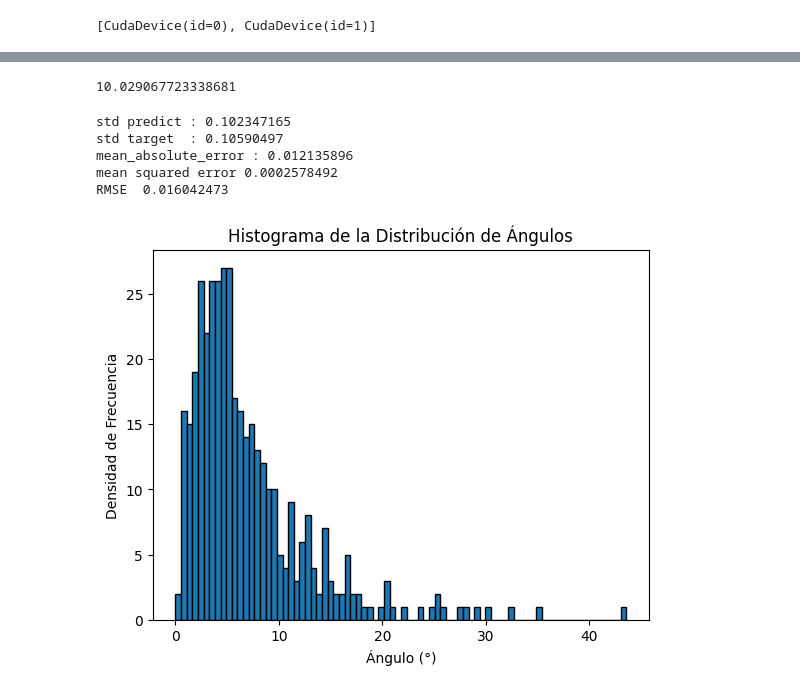
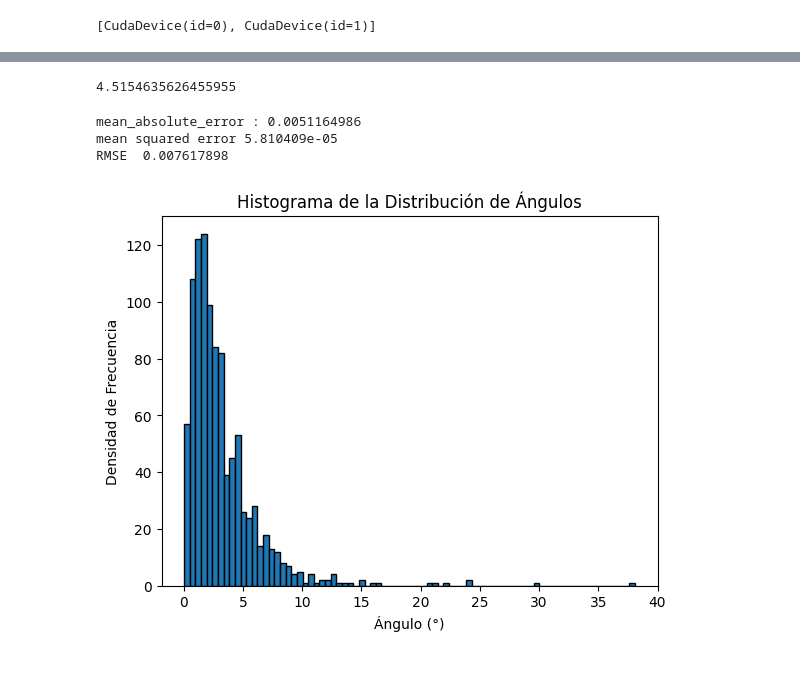
Before and after one commit to X34354/e3x_tranfer, a Jupyter notebook: docs/source/examples/dipole_moment_new.ipynb, the cells around one changed output, grey strips where cells are left out. Cells and saved outputs as stored; diff of their text form; code cells hidden in the pictures.

```diff
--- a/docs/source/examples/dipole_moment_new.ipynb
+++ b/docs/source/examples/dipole_moment_new.ipynb
@@ -556,10 +620,10 @@ Atomic numbers [14 14 14 14 14 14 14 14 14 14 14 14 14 14 14 14 23]
 # %%
 key = jax.random.PRNGKey(0)
-num_train = 2100
-num_val = 400
+num_train = 4900
+num_val = 1000
 # Define training hyperparameters.
 learning_rate = 0.001
-num_epochs = 200
+num_epochs = 2000
 batch_size = 256
 # %%
 # Model hyperparameters.
@@ -611,11 +675,19 @@ epoch:  200                    train:   valid:
 # %%
 dst_idx, src_idx = e3x.ops.sparse_pairwise_indices(17)
 dst_idx, src_idx = e3x.ops.sparse_pairwise_indices(len(valid_data["atomic_numbers"]))
+# %%
+num_atoms = len(valid_data["atomic_numbers"])
+batch_segments = jnp.repeat(jnp.arange(batch_size), num_atoms)
+atomic_numbers = jnp.tile(valid_data["atomic_numbers"], batch_size)
+offsets = jnp.arange(batch_size) * num_atoms
+dst_idx, src_idx = e3x.ops.sparse_pairwise_indices(num_atoms)
+dst_idx = (dst_idx + offsets[:, None]).reshape(-1)
+src_idx = (src_idx + offsets[:, None]).reshape(-1)
 # %%
 
 #dst_idx, src_idx = e3x.ops.sparse_pairwise_indices(len(valid_data["atomic_numbers"]))
 dm=model.apply(params,
     atomic_numbers=valid_data["atomic_numbers"],
-    positions=valid_data["positions"][i],
+    positions=valid_data["positions"],
     dst_idx=dst_idx,
     src_idx=src_idx)
@@ -656,44 +732,41 @@ for i in range(len((predict))):
     u = valid_data['dipole_moment'][i]
     angle_degrees = angle_between(v, u)
     list_angle.append(angle_degrees)
-    if angle_degrees < 80 :
-        to += 1
-        total += angle_degrees**2
+    #if angle_degrees < 80 :
+    #    to += 1
+    total += angle_degrees**2
 
-print(np.sqrt(total / to))
+print(np.sqrt(total / len(valid_data['dipole_moment'])))
+#print(np.sqrt(total / to))
 # %% [output]
-10.029067723338681
+4.5154635626455955
 # %%
 from sklearn.metrics import mean_absolute_error, root_mean_squared_error
 
-print("std predict :", np.std(predict))
-print("std target  :", np.std(valid_data['dipole_moment']))
-print("mean_absolute_error :", mean_absolute_error(valid_data['dipole_moment'], predict_v2))
-print("mean squared error", jnp.mean((predict_v2 - valid_data['dipole_moment']) ** 2))
-print("RMSE ", root_mean_squared_error(valid_data['dipole_moment'], predict_v2))
+print("mean_absolute_error :", mean_absolute_error(valid_data['dipole_moment'], result))
+print("mean squared error", jnp.mean((result - valid_data['dipole_moment']) ** 2))
+print("RMSE ", root_mean_squared_error(valid_data['dipole_moment'], result))
 # %% [output]
-std predict : 0.102347165
-std target  : 0.10590497
-mean_absolute_error : 0.012135896
-mean squared error 0.0002578492
-RMSE  0.016042473
+mean_absolute_error : 0.0051164986
+mean squared error 5.810409e-05
+RMSE  0.007617898
 # %%
 treshold = 12
 
 # Filtrar la lista, manteniendo solo los valores mayores o iguales al umbral
-nueva_lista = [x for x in list_angle if x <= 70]
+nueva_lista = [x for x in list_angle if x <= 30]
 plt.hist(
-    nueva_lista,
+    list_angle,
     bins=80,
     edgecolor="black",
 )
 
 # Etiquetas y título
 plt.xlabel("Ángulo (°)")
 plt.ylabel("Densidad de Frecuencia")
 plt.title("Histograma de la Distribución de Ángulos")
 
 # Mostrar el gráfico
 plt.show()
 # %% [output]
-[figure, old version]
+[figure, new version]
```
Also changed, not shown: parts of 16 cells of this notebook, 5 other files.
